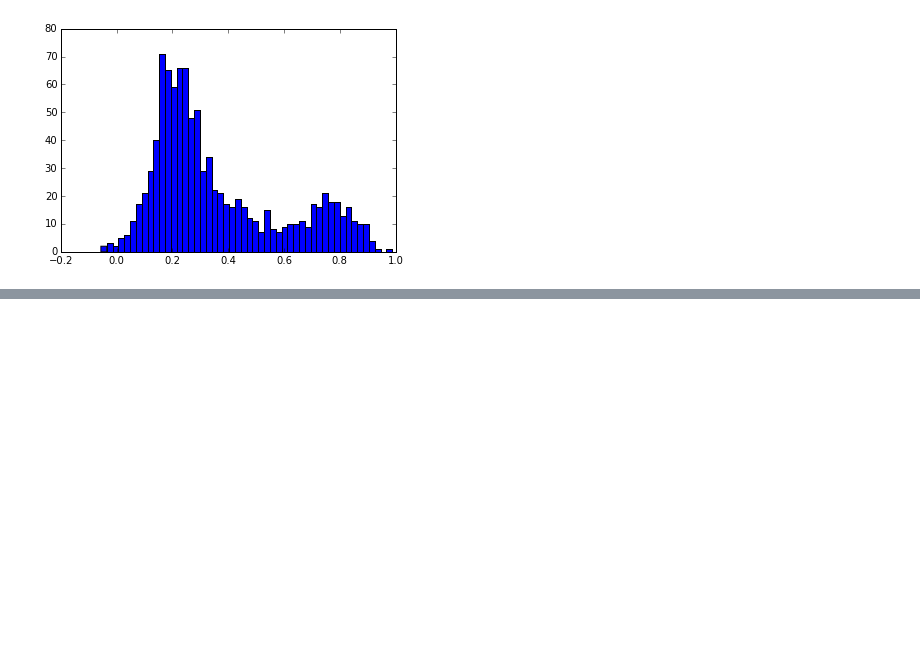
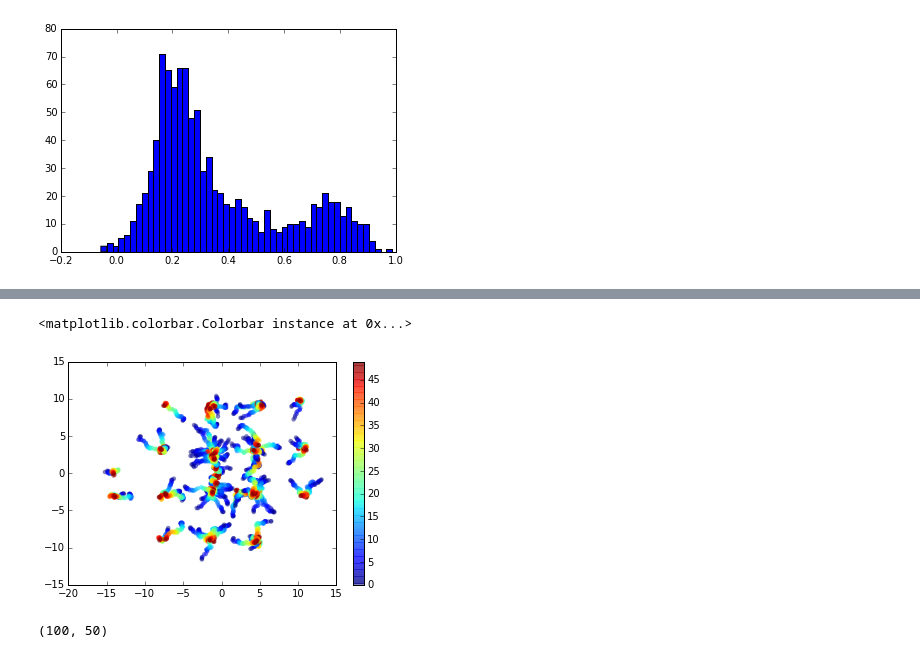
Before and after one commit to maxentile/msm-learn, a Jupyter notebook: notebooks/TPT.ipynb, the cells around one changed output, grey strips where cells are left out. Drawn from its saved outputs; the diff is of its cells as text; code cells hidden in the pictures; blank space fills up the shorter version.

```diff
--- a/notebooks/TPT.ipynb
+++ b/notebooks/TPT.ipynb
@@ -39,0 +51,2 @@ pl.colorbar();
+# %%
+potential = potential_jit
@@ -39,0 +68,30 @@ pl.colorbar();
+# %%
+# make sure potential is defined
+
+def gradient(x0,h=0.0001):
+    y = potential(x0)
+    deriv = np.zeros(len(x0))
+    x = np.array(x0)
+    for i in range(len(x0)):
+        x[i] += h
+        deriv[i] = (potential(x) - y)/h
+        x[i] -= h
+    return deriv
+
+def directed_walk(init_pos=np.zeros(2),
+                  #init_momentum=np.zeros(2),
+                  #mass=1.0,
+                  step_size=0.1,
+                  rand_size=0.01,num_steps=100):
+    dim = len(init_pos)
+    steps = np.zeros((num_steps,dim))
+    steps[0] = init_pos
+    #momentum = init_momentum
+    for i in range(1,num_steps):
+        grad = gradient(steps[i-1])
+        #momentum -= grad/mass * (1+npr.rand(dim)*rand_size)
+        #step_size*grad+npr.randn(dim)*rand_size
+        steps[i] = steps[i-1] - step_size*grad+npr.randn(dim)*rand_size
+        #steps[i] = steps[i-1] + momentum
+        current_potential = potential(steps[i])
+    return steps
@@ -39,0 +112,21 @@ pl.colorbar();
+# %%
+dw = directed_walk(npr.randn(2)*10,num_steps=1000)
+# %%
+paths = []
+for i in range(100):
+    dw = directed_walk(npr.randn(2)*5,rand_size=0.1,num_steps=50)
+    pl.scatter(dw[:,0],dw[:,1],
+               #c = np.ones(len(dw))*i,
+               #c=np.array([potential(r) for r in dw]),
+               c=range(len(dw)),
+               linewidths=0,alpha=0.5)
+    paths.append(dw)
+pl.colorbar()
+# %% [output]
+<matplotlib.colorbar.Colorbar instance at 0x...>
+[figure, added]
+# %%
+potentials = np.array([[potential(p) for p in path] for path in paths])
+potentials.shape
+# %% [output]
+(100, 50)
```
Also changed, not shown: parts of 25 cells of this notebook, 10 other files.
